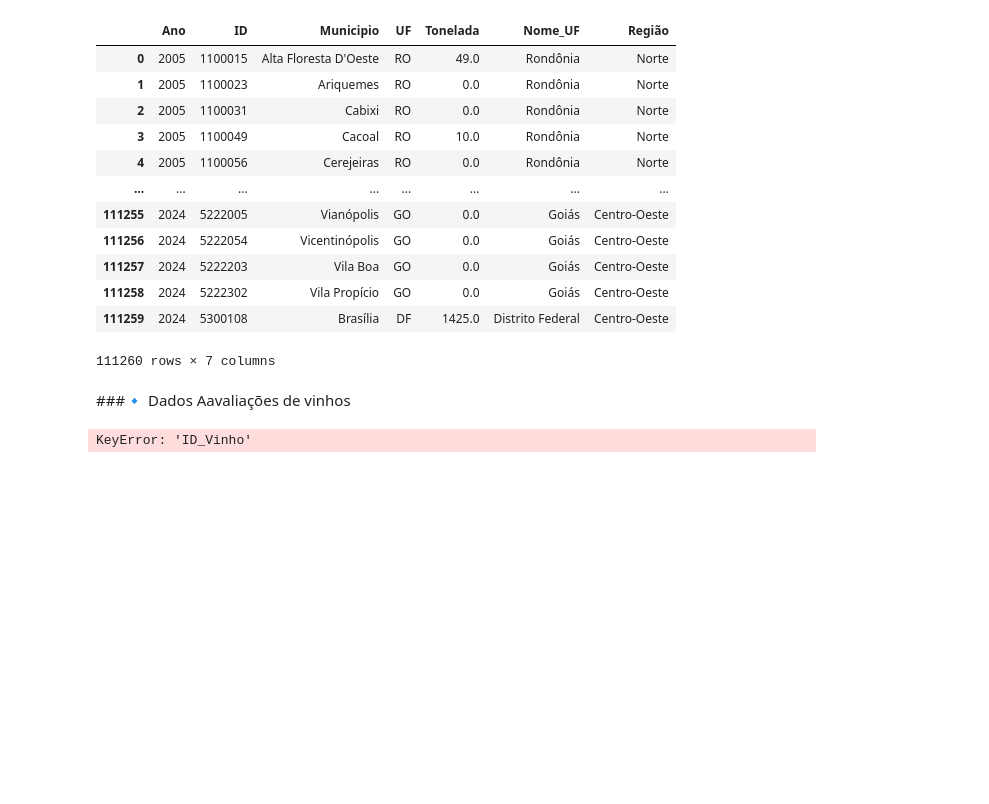
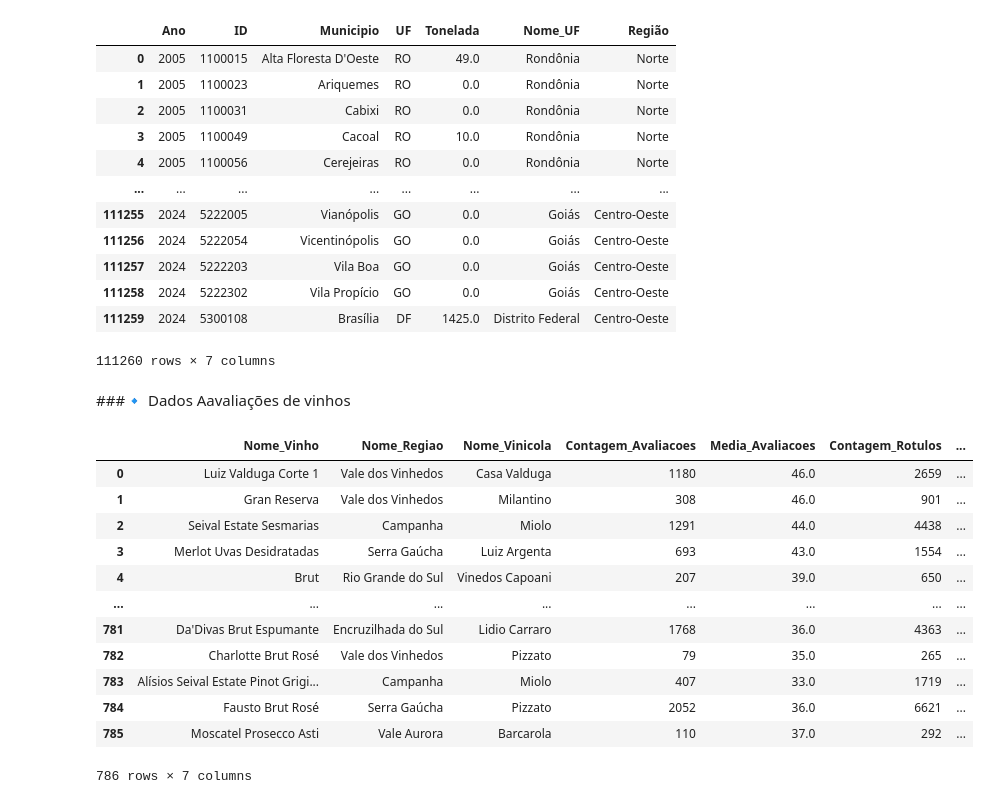
Before and after one commit to gnunes-io/etl_vinicula, a Jupyter notebook: ETL_FiapChall.ipynb, the cells around one changed output. Drawn from its saved outputs; the diff is of its cells as text; code cells hidden in the pictures; blank space fills up the shorter version.

```diff
--- a/ETL_FiapChall.ipynb
+++ b/ETL_FiapChall.ipynb
@@ -880,7 +884,7 @@ avaliacoes = pd.read_excel(caminho_ext)
 # %%
 # Filtrar somente as colunas objetivas
 colunas_desejadas_texto = """
-name	region_id	region_name	winery_id	winery_name	statistics_status	statistics_ratings_count	statistics_ratings_average	statistics_labels_count	statistics_vintages_count	has_valid_ratings
+name	region_name winery_name	statistics_ratings_count	statistics_ratings_average	statistics_labels_count	statistics_vintages_count
 """
 
 # Split para remover os espaços do intervalos das colunas inseridas manualmente
@@ -890,53 +894,48 @@ lista_de_colunas = colunas_desejadas_texto.split()
 avaliacoes_focadas = avaliacoes[lista_de_colunas]
 
 # Dicionário para mapear os nomes antigos para os novos
 mapa_nomes = {
-    'id': 'ID_Vinho',
     'name': 'Nome_Vinho',
-    'seo_name': 'Nome_SEO',
-    'region_id': 'ID_Regiao',
     'region_name': 'Nome_Regiao',
-    'winery_id': 'ID_Vinicola',
     'winery_name': 'Nome_Vinicola',
-    'statistics_status': 'Status',
     'statistics_ratings_count': 'Contagem_Avaliacoes',
     'statistics_ratings_average': 'Media_Avaliacoes',
     'statistics_labels_count': 'Contagem_Rotulos',
-    'statistics_vintages_count': 'Contagem_Safras',
-    'has_valid_ratings': 'Tem_Avaliacoes_Validas'
+    'statistics_vintages_count': 'Contagem_Safras'
 }
 
 # Aplicando a renomeação
 avaliacoes_focadas = avaliacoes_focadas.rename(columns=mapa_nomes)
 
-# Transformando os ID's em Int64 (updados como float64)
-avaliacoes_focadas['ID_Vinho'] = pd.to_numeric(avaliacoes_focadas['ID_Vinho'], errors='coerce')
-avaliacoes_focadas['ID_Regiao'] = pd.to_numeric(avaliacoes_focadas['ID_Regiao'], errors='coerce')
-avaliacoes_focadas['ID_Vinicola'] = pd.to_numeric(avaliacoes_focadas['ID_Vinicola'], errors='coerce')
-
 # Dicionário com os tipos de dados desejados
 mapa_tipos = {
-    'ID_Vinho': 'Int64',
     'Nome_Vinho': 'string',
-    'Nome_SEO': 'string',
-    'ID_Regiao': 'Int64',
     'Nome_Regiao': 'category',
-    'ID_Vinicola': 'Int64',
     'Nome_Vinicola': 'category',
-    'Status': 'category',
     'Contagem_Avaliacoes': 'Int64',
     'Media_Avaliacoes': 'float64',
     'Contagem_Rotulos': 'Int64',
-    'Contagem_Safras': 'Int64',
-    'Tem_Avaliacoes_Validas': 'boolean'
+    'Contagem_Safras': 'Int64'
 }
 
 # Aplicando a conversão de tipos
 avaliacoes_focadas = avaliacoes_focadas.astype(mapa_tipos)
 
 avaliacoes_focadas
 # %% [output]
+|  | Nome_Vinho | Nome_Regiao | Nome_Vinicola | Contagem_Avaliacoes | Media_Avaliacoes | Contagem_Rotulos | ... |
+| 0 | Luiz Valduga Corte 1 | Vale dos Vinhedos | Casa Valduga | 1180 | 46.0 | 2659 | ... |
+| 1 | Gran Reserva | Vale dos Vinhedos | Milantino | 308 | 46.0 | 901 | ... |
+| 2 | Seival Estate Sesmarias | Campanha | Miolo | 1291 | 44.0 | 4438 | ... |
+| 3 | Merlot Uvas Desidratadas | Serra Gaúcha | Luiz Argenta | 693 | 43.0 | 1554 | ... |
+| 4 | Brut | Rio Grande do Sul | Vinedos Capoani | 207 | 39.0 | 650 | ... |
+| ... | ... | ... | ... | ... | ... | ... | ... |
+| 781 | Da'Divas Brut Espumante | Encruzilhada do Sul | Lidio Carraro | 1768 | 36.0 | 4363 | ... |
+| 782 | Charlotte Brut Rosé | Vale dos Vinhedos | Pizzato | 79 | 35.0 | 265 | ... |
+| 783 | Alísios Seival Estate Pinot Grigi... | Campanha | Miolo | 407 | 33.0 | 1719 | ... |
+| 784 | Fausto Brut Rosé | Serra Gaúcha | Pizzato | 2052 | 36.0 | 6621 | ... |
+| 785 | Moscatel Prosecco Asti | Vale Aurora | Barcarola | 110 | 37.0 | 292 | ... |
-KeyError: 'ID_Vinho'
+786 rows × 7 columns
 # %%
 # Exportando para o Gold Layer
 avaliacoes_focadas.to_excel('/content/drive/MyDrive/Challenge_FIAP/Gold_Data/Dados_externos/Avaliacoes_de_vinhos.xlsx', index=False)
```
Also changed, not shown: parts of 15 cells of this notebook.
